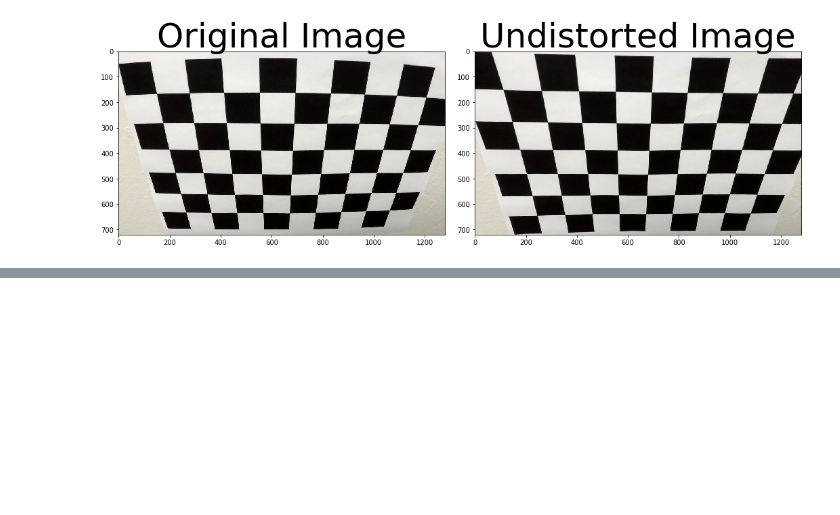
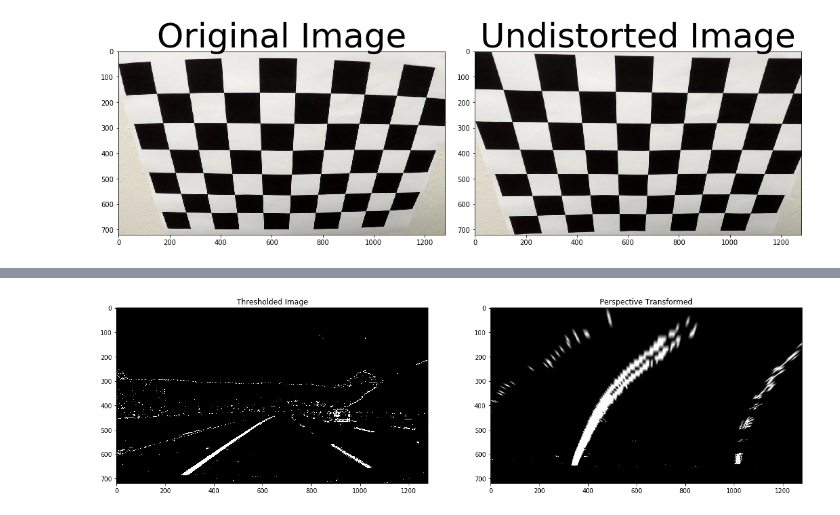
Before and after one commit to mulshankar/AdvancedLaneDetection_Sankar, a Jupyter notebook: AdvancedLaneDetection_Sankar.ipynb, the cells around one changed output, grey strips where cells are left out. Drawn from its saved outputs; the diff is of its cells as text; code cells hidden in the pictures; blank space fills up the shorter version.

Commit message:
perspective transform complete

```diff
--- a/AdvancedLaneDetection_Sankar.ipynb
+++ b/AdvancedLaneDetection_Sankar.ipynb
@@ -197,0 +196,41 @@ plt.show()
+# %%
+### Perspective transform
+
+%matplotlib inline
+
+def warp(img,src,dst):
+    M = cv2.getPerspectiveTransform(src, dst)
+    img_size=(img.shape[1],img.shape[0])
+    warped = cv2.warpPerspective(img, M, img_size, flags=cv2.INTER_LINEAR)
+    return warped
+
+img=combined_binary
+
+## visualize source points
+#plt.imshow(img)
+#plt.plot(678,443,'.')
+#plt.plot(977,634,'.')
+#plt.plot(314,634,'.')
+#plt.plot(589,443,'.')
+
+src=np.float32([[678,443],#top right
+    [977,634], #bottom right
+    [314,634], #bottom left
+    [589,443]])
+dst=np.float32([[977,108],#top right
+    [987,634], #bottom right
+    [309,634], #bottom left
+    [209,108]]) #top left
+
+warped=warp(img,src,dst)
+
+# Plotting thresholded images
+f, (ax1, ax2) = plt.subplots(1, 2, figsize=(20,10))
+ax1.set_title('Thresholded Image')
+ax1.imshow(img,cmap='gray')
+
+ax2.set_title('Perspective Transformed')
+ax2.imshow(warped,cmap='gray')
+plt.show()
+# %% [output]
+[figure, added]
```
Also changed, not shown: parts of 11 cells of this notebook.
